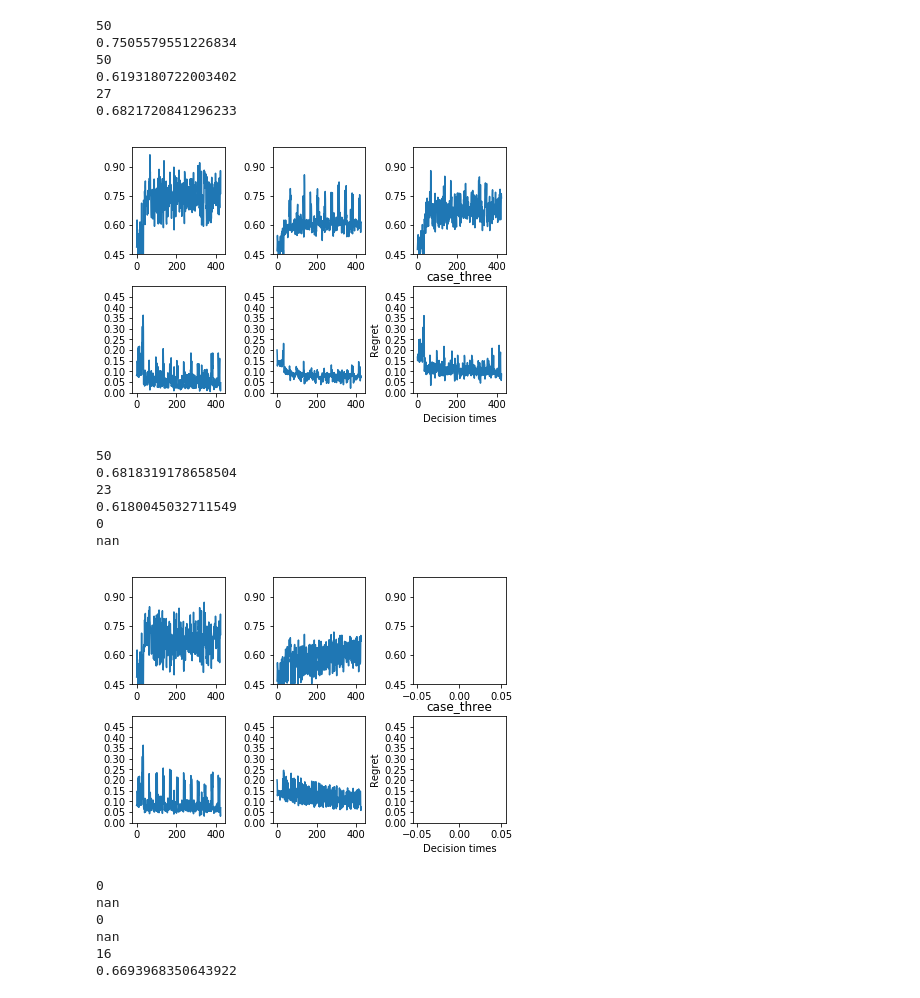
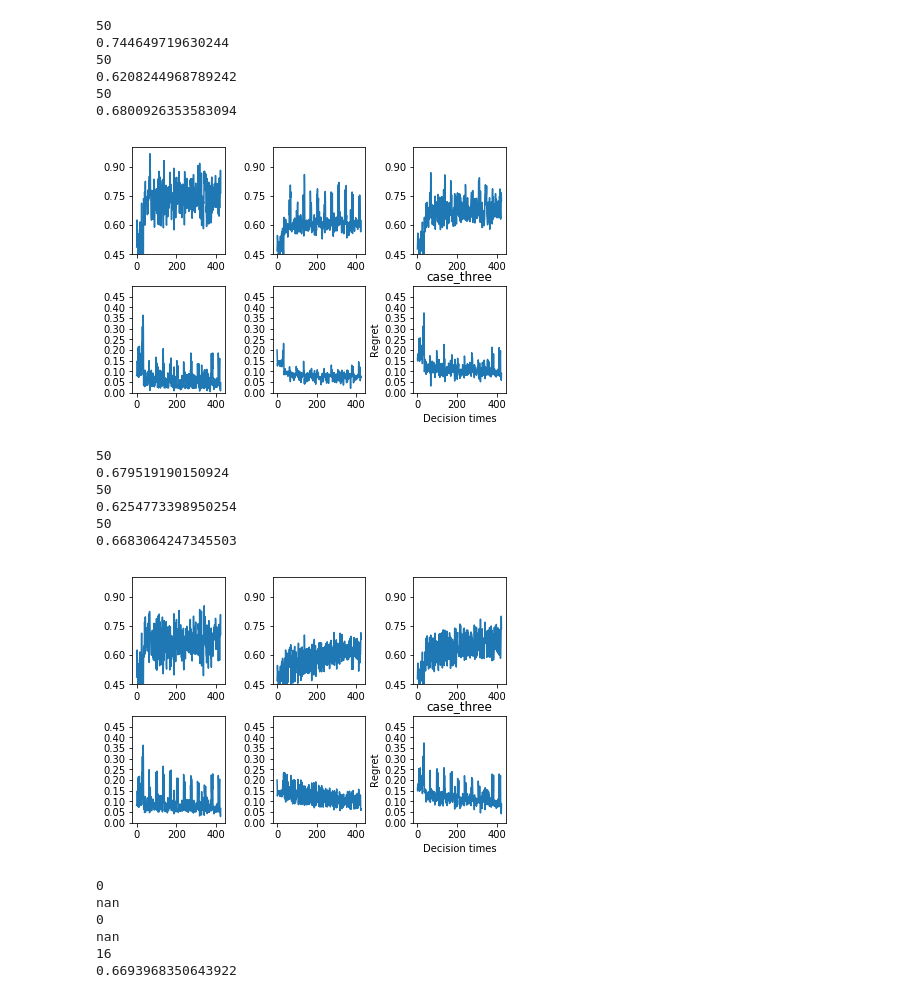
Before and after one commit to StatisticalReinforcementLearningLab/pooling_rl, a Jupyter notebook: evaluation/plot_all.ipynb, the cells around one changed output. Cells and saved outputs as stored; diff of their text form; code cells hidden in the pictures.

```diff
--- a/evaluation/plot_all.ipynb
+++ b/evaluation/plot_all.ipynb
@@ -105,25 +105,25 @@ def plot_all(results_path,pop,update,phrase,ophrase):
 
         plot_and_save_dict(d,case,case,save=False,i=i,ax=ax)
 # %%
-plot_all('../../Downloads/pooling_results/batch/','32',7,'all_longnonskewed_onoise','coef')
+plot_all('../../Downloads/pooling_results/batch/','32',7,'_4_18scaledall','coef')
 # %% [output]
 50
-0.7505579551226834
+0.744649719630244
 50
-0.6193180722003402
-27
-0.6821720841296233
+0.6208244968789242
+50
+0.6800926353583094
-[figure, old version]
+[figure, new version]
 # %%
-plot_all('../../Downloads/pooling_results/personalized/','32',7,'all_longnonskewed_onoise','coef')
+plot_all('../../Downloads/pooling_results/personalized/','32',7,'_4_18scaledall','coef')
 # %% [output]
 50
-0.6818319178658504
-23
-0.6180045032711549
-0
-nan
+0.679519190150924
+50
+0.6254773398950254
+50
+0.6683064247345503
-[figure, old version]
+[figure, new version]
 # %%
 #between dowpreloc and tpl, these both seem relatively promising
 #- test dowpreloc with more time
```
Also changed, not shown: 4 other files.
